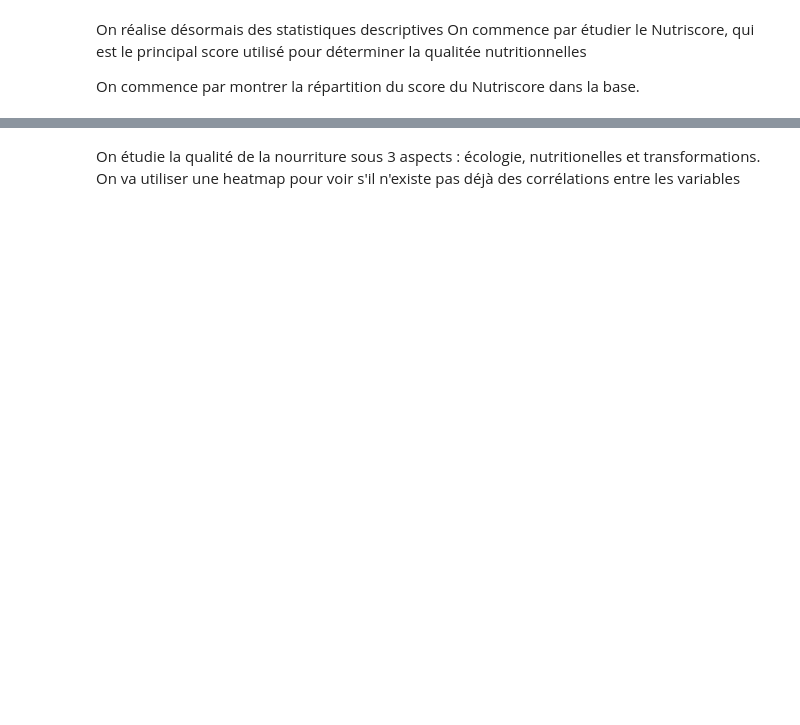
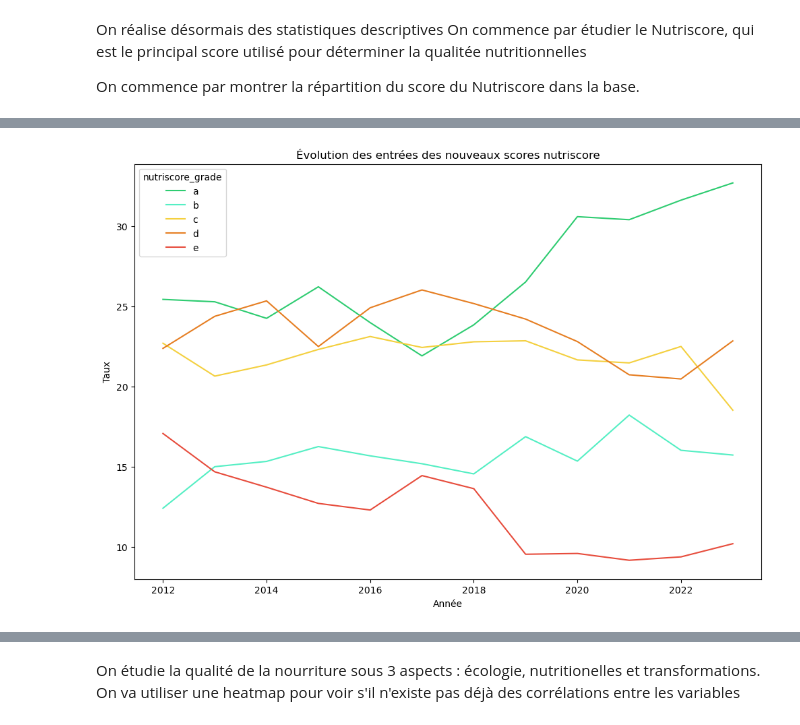
Before and after one commit to ashxivy/Projet-Python-pour-la-data-science, a Jupyter notebook: Le Nutri-Score permet il de bien consommer.ipynb, the cells around one changed output, grey strips where cells are left out. Drawn from its saved outputs; the diff is of its cells as text; code cells hidden in the pictures; blank space fills up the shorter version.

```diff
--- a/Le Nutri-Score permet il de bien consommer.ipynb
+++ b/Le Nutri-Score permet il de bien consommer.ipynb
@@ -333,31 +456,35 @@ time_evolution("nova_group")
 # %%
-def new_creation_time(score):
+def evolution_time(score):
+    data_graph = df_france
 
-    filtered_data = df_france[(df_france[score] != 'unknown') & (df_france[score] != 'not-applicable')]
+    # Calcul du nombre d'occurrences (unique) par score et par année
+    score_per_year = data_graph.groupby(by=[score, data_graph['created_datetime'].dt.year])['code'].nunique().reset_index()
 
-    score_per_year = filtered_data[['code', score]].groupby(by=[score,filtered_data['created_datetime'].dt.year]).nunique().reset_index()
-    cum_per_year = filtered_data[['code']].groupby(by=filtered_data['created_datetime'].dt.year).nunique().reset_index()
+    # Calcul du nombre d'occurrences (unique) total par année
+    cum_per_year = data_graph.groupby(by=data_graph['created_datetime'].dt.year)['code'].nunique().reset_index()
+
+    #Fusion
     score_per_year = pd.merge(score_per_year, cum_per_year, how="left", left_on="created_datetime", right_on="created_datetime")
-    score_per_year = score_per_year.rename(columns={'created_datetime':'year', 'code_x':'nb_score', 'code_y':'total_grade'})
-    score_per_year['score_rate'] = (score_per_year['nb_score'] / score_per_year['total_grade'])*100
+    score_per_year = score_per_year.rename(columns={'created_datetime': 'year', 'code_x': 'nb_score', 'code_y': 'total_grade'})
+    score_per_year['score_rate'] = (score_per_year['nb_score'] / score_per_year['total_grade']) * 100
 
+    #Définition de la palette de couleur
+    nutriscore_colors = {'a': '#2ecc71', 'b': '#55efc4', 'c': '#f4d03f', 'd': '#e67e22', 'e': '#e74c3c', '1.0': '#2ecc71', '2.0': '#f4d03f', '3.0': '#e67e22', '4.0': '#e74c3c'}
+    colors = [nutriscore_colors.get(str(category), '#95a5a6') for category in score_per_year[score].value_counts().sort_index().index]
 
-    nutriscore_colors = {'a': '#2ecc71', 'd': '#55efc4', 'c': '#f4d03f', 'b': '#e67e22', 'e': '#e74c3c',
-                         '1.0': '#2ecc71', '2.0': '#f4d03f', '3.0': '#e67e22', '4.0': '#e74c3c'}
-
-    colors = [nutriscore_colors.get(str(category), '#95a5a6') for category in score_per_year[score].index]
-
-    fig =plt.figure(figsize=(12,8))
+    fig = plt.figure(figsize=(12, 8))
     ax = sns.lineplot(x='year', y='score_rate', hue=score, data=score_per_year, palette = colors)
     plt.xlabel("Année")
     plt.ylabel("Taux")
 
     score_name = score.split("_")
-    plt.title('2volution des entrées des nouveaux scores ' + score_name[0])
+    plt.title('Évolution des entrées des nouveaux scores ' + score_name[0])
 
     plt.show()
 
-new_creation_time("nutriscore_grade")
+evolution_time("nutriscore_grade")
+# %% [output]
+[figure, added]
 # %%
 #On affiche la répartition du score brut du nutriscore, avant transformation en grade
 
```
Also changed, not shown: parts of 57 cells of this notebook.
